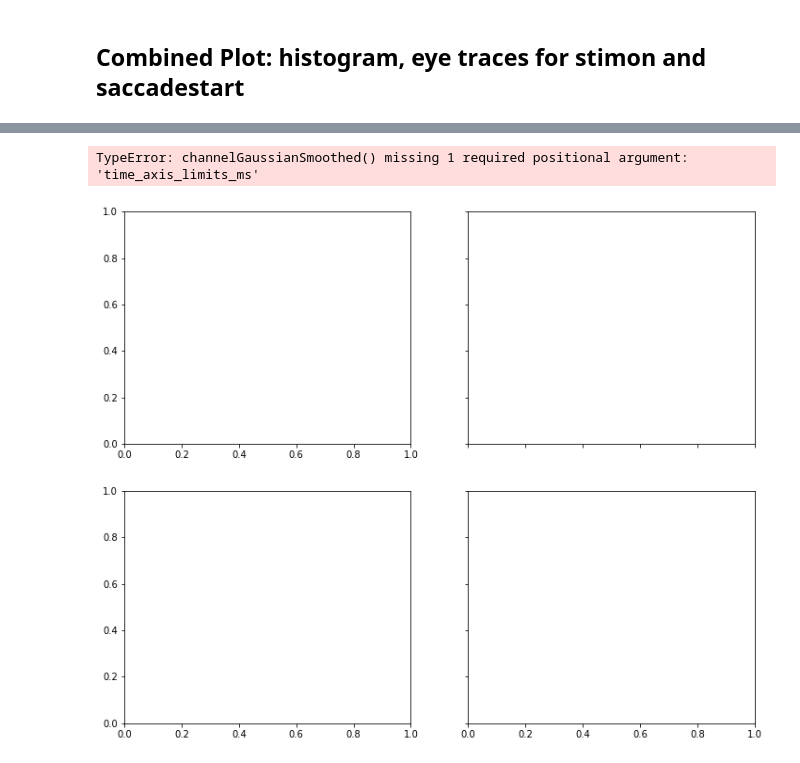
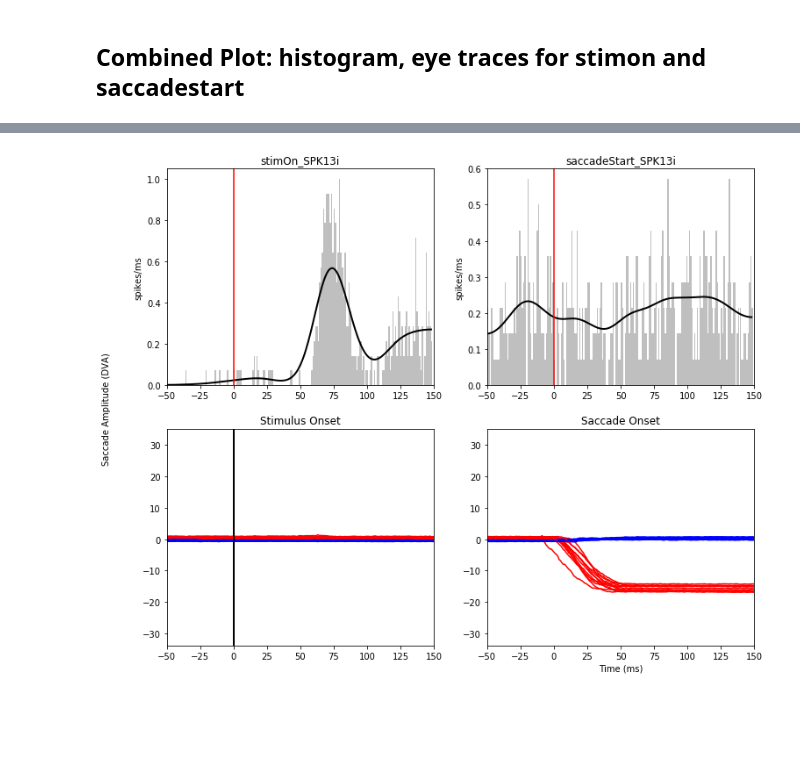
Before and after one commit to SmilodonCub/linArray, a Jupyter notebook: linArray_notebook.ipynb, the cells around one changed output, grey strips where cells are left out. Drawn from its saved outputs; the diff is of its cells as text; code cells hidden in the pictures; blank space fills up the shorter version.

Commit message:
alignments look good!

```diff
--- a/linArray_notebook.ipynb
+++ b/linArray_notebook.ipynb
@@ -534,5 +534,5 @@ def channelGaussianSmoothed( data_df, channel, sigma, time_axis_limits_ms ):
     plt.axvline(x=0, c = 'red')
     return smoothedSpikes
 # %%
-smooth = channelGaussianSmoothed( Peanut_delayedSaccadeTask_2016_6_8_1_1_dSacctrials_align, 'stimOn_SPK10i' , 1, time_axis_limits_ms )
+smooth = channelGaussianSmoothed( Peanut_delayedSaccadeTask_2016_6_8_1_1_dSacctrials_align, 'stimOn_SPK10i' , 10, time_axis_limits_ms )
 # %% [output]
@@ -913,5 +913,5 @@ memory usage: 3.9+ KB
 # %%
-trial = 13
+trial = 1
 s, es = et.saccade_detection( Peanut_delayedSaccadeTask_2016_6_8_1_1_merged[ 'X_eye' ][trial],
                              Peanut_delayedSaccadeTask_2016_6_8_1_1_merged[ 'Y_eye' ][trial],
                              np.arange( 0, len( Peanut_delayedSaccadeTask_2016_6_8_1_1_merged[ 'Y_eye' ][trial]) ) -
@@ -930,5 +930,6 @@ for sacc in es:
         if sacc[0] > 0 and sacc[0] < ( Peanut_delayedSaccadeTask_2016_6_8_1_1_merged[ 'bhv_code666' ][trial][0] -
                                       Peanut_delayedSaccadeTask_2016_6_8_1_1_merged[ 'bhv_code40' ][trial][0] ):
             plt.axvline(x=sacc[0], color = 'red' )
+plt.xlim([-100, 500])
 plt.show()
 # %% [output]
@@ -1049,10 +1050,12 @@ def saccadeStart_GaussianSmoothed( data_df, channel, sigma, time_axis_limits_ms
     isa convolution of the spiketrain with a firing rate kernel
     """
     from scipy.ndimage import gaussian_filter1d
-    spiketrain = data_df[channel].sum()
-    b = np.arange(time_axis_limits_ms[0], time_axis_limits_ms[1], 0.001)
-    counts, bins, bars = plt.hist( spiketrain, b, color = [0.75, 0.75, 0.75 ] )
-    smoothedSpikes = gaussian_filter1d(counts, sigma)
+    num_trials = data_df.shape[0]
+    b = np.arange(time_axis_limits_ms[0], time_axis_limits_ms[1], 1)
+    neuralData = data_df[channel].sum()
+    (counts, bins) = np.histogram(neuralData, bins=b)
+    plt.hist(bins[:-1], bins, weights=counts/num_trials, color = [0.75, 0.75, 0.75 ])
+    smoothedSpikes = gaussian_filter1d(counts/num_trials, sigma)
     plt.plot( bins[:-1], smoothedSpikes, lw = 2, color = 'k' )
     plt.xlim(time_axis_limits_ms)
     plt.ylabel('spikes/ms')
@@ -1066,5 +1088,5 @@ saccadeStart_GaussianSmoothed( res, 'saccadeStart_SPK13i', 10, time_axis_limits_
 # %%
-def eyespike_dualAligned( df, channel, stimon_marker, saccadeinit_marker, trial_start, trial_stop=-1 ):
+def eyespike_dualAligned( df, channel, stimon_marker, saccadeinit_marker, time_axis_limits_ms, trial_start, trial_stop=-1 ):
     """
     subplot X,Y analog eye-traces and smoothed spike histograms
     for a given range of trials (trial_start, trial_stop):
@@ -1081,7 +1103,7 @@ def eyespike_dualAligned( df, channel, stimon_marker, saccadeinit_marker, trial_
 
     plt.subplot( 2,2,2 )
     saccadeStart_label = 'saccadeStart_' + channel
-    saccadeStart_GaussianSmoothed( df, saccadeStart_label, 10 )
+    saccadeStart_GaussianSmoothed( df, saccadeStart_label, 10, time_axis_limits_ms )
 
     plt.subplot( 2,2,3 )
     for idx,_ in enumerate( df['AnalogEyeData'][trial_start:trial_stop] ):
@@ -1091,7 +1113,7 @@ def eyespike_dualAligned( df, channel, stimon_marker, saccadeinit_marker, trial_
         plt.plot(x, df['Y_eye'][trial_start + idx], label = "trial 1 Y", color = 'blue')
         plt.axvline( x=0, color = 'black'  )
         plt.title( 'Stimulus Onset' )
-    plt.xlim( [-500, 2500 ] )
+    plt.xlim( time_axis_limits_ms )
 
     plt.subplot( 2,2,4 )
     for idx,_ in enumerate( df['AnalogEyeData'][trial_start:trial_stop] ):
@@ -1101,13 +1123,12 @@ def eyespike_dualAligned( df, channel, stimon_marker, saccadeinit_marker, trial_
         plt.plot(x, df['Y_eye'][trial_start + idx], label = "trial 1 Y", color = 'blue')
         plt.title( 'Saccade Onset' )
         plt.xlabel("Time (ms)")
-    plt.xlim( [-500, 2500 ] )
+    plt.xlim( time_axis_limits_ms )
 
     fig.text(0.04, 0.5, 'Saccade Amplitude (DVA)', va='center', rotation='vertical')
     return plt
 # %%
-combinedalign = eyespike_dualAligned( res, 'SPK13i', 'bhv_code40', 'saccade_onset', 0 )
+combinedalign = eyespike_dualAligned( res, 'SPK13i', 'bhv_code40', 'saccade_onset', time_axis_limits_ms, 0  )
 plt.show( combinedalign )
 # %% [output]
-TypeError: channelGaussianSmoothed() missing 1 required positional argument: 'time_axis_limits_ms'
-[figure, old version]
+[figure, new version]
```
Also changed, not shown: parts of 25 cells of this notebook.
